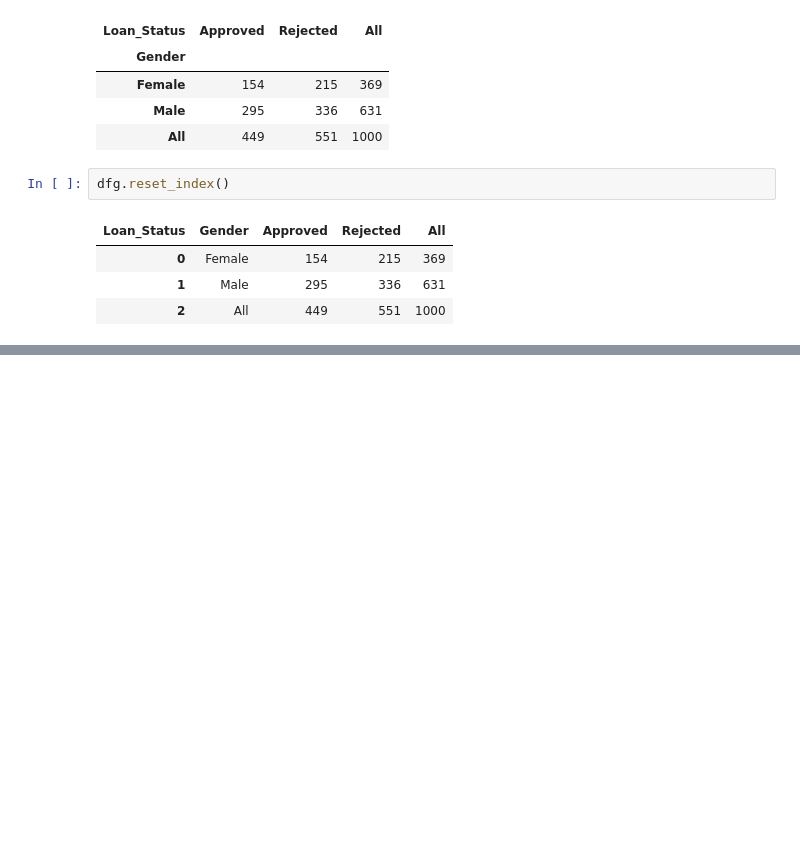
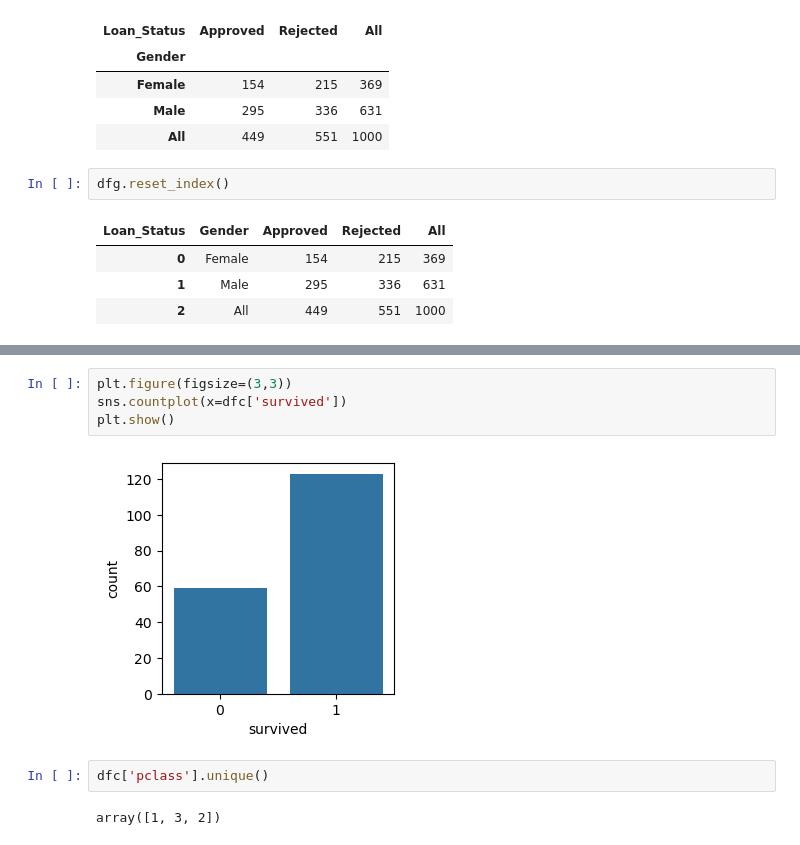
Before and after one commit to oduguvamsi72/Statatics, a Jupyter notebook: Probability CaseStudy.ipynb, the cells around one changed output, grey strips where cells are left out. Saved outputs shown, nothing was run; the diff lists cells and outputs as text; blank space fills up the shorter version.

```diff
--- a/Probability CaseStudy.ipynb
+++ b/Probability CaseStudy.ipynb
@@ -263,0 +472,10 @@ TypeError: object of type 'int' has no len()
+# %%
+plt.figure(figsize=(3,3))
+sns.countplot(x=dfc['survived'])
+plt.show()
+# %% [output]
+[figure, added]
+# %%
+dfc['pclass'].unique()
+# %% [output]
+array([1, 3, 2])
```
Also changed, not shown: parts of 54 cells of this notebook.
